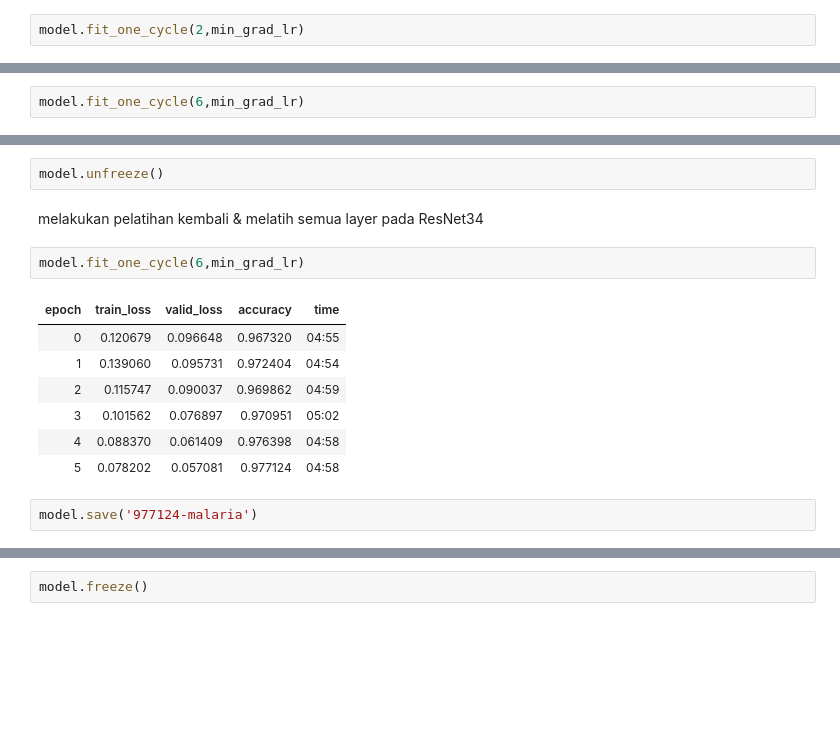
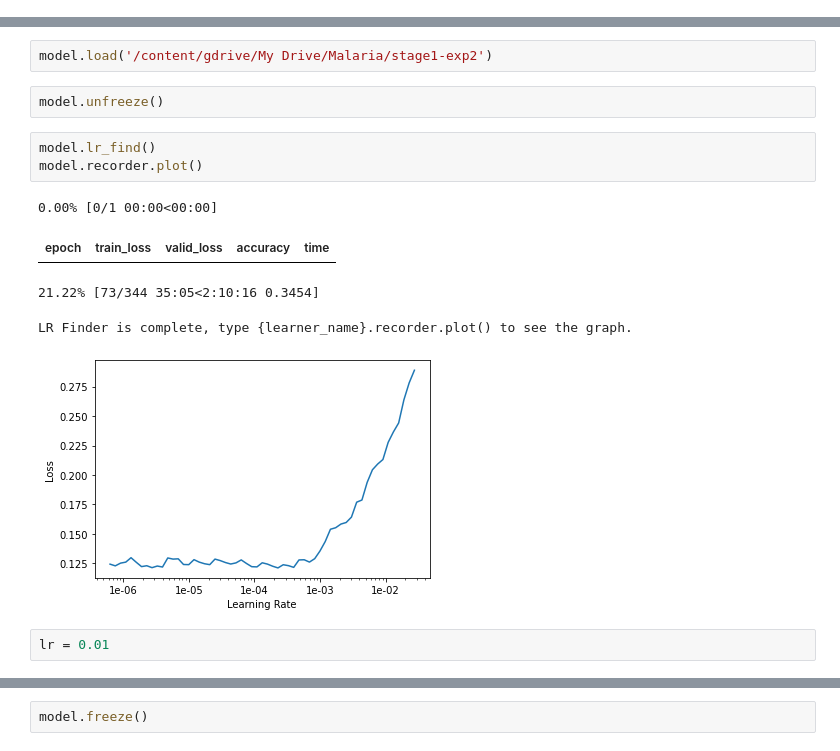
Before and after one commit to stefkim/malaria_blood_cells_image_classification, a Jupyter notebook: KP_Malaria_Implementasi_RestNet34.ipynb, the cells around one changed output, grey strips where cells are left out. Cells and saved outputs as stored; diff of their text form; blank space fills up the shorter version.

```diff
--- a/KP_Malaria_Implementasi_RestNet34.ipynb
+++ b/KP_Malaria_Implementasi_RestNet34.ipynb
@@ -99,2 +169,0 @@ melatih model menggunakan saran learning rate
-# %%
-model.fit_one_cycle(2,min_grad_lr)
@@ -107,2 +169,0 @@ melatih model menggunakan saran learning rate dengan epoch yg lebih besar (penen
-# %%
-model.fit_one_cycle(6,min_grad_lr)
@@ -123,16 +172,15 @@ melakukan unfreeze pada model ResNet34 agar bisa melakukan pelatihan terhadap se
+# %%
+model.load('/content/gdrive/My Drive/Malaria/stage1-exp2')
 # %%
 model.unfreeze()
-# %% [markdown]
-melakukan pelatihan kembali & melatih semua layer pada ResNet34
-# %%
-model.fit_one_cycle(6,min_grad_lr)
-# %% [output]
-| epoch | train_loss | valid_loss | accuracy | time |
-| 0 | 0.120679 | 0.096648 | 0.967320 | 04:55 |
-| 1 | 0.139060 | 0.095731 | 0.972404 | 04:54 |
-| 2 | 0.115747 | 0.090037 | 0.969862 | 04:59 |
-| 3 | 0.101562 | 0.076897 | 0.970951 | 05:02 |
-| 4 | 0.088370 | 0.061409 | 0.976398 | 04:58 |
-| 5 | 0.078202 | 0.057081 | 0.977124 | 04:58 |
-# %%
-model.save('977124-malaria')
+# %%
+model.lr_find()
+model.recorder.plot()
+# %% [output]
+0.00% [0/1 00:00<00:00]
+| epoch | train_loss | valid_loss | accuracy | time |
+21.22% [73/344 35:05<2:10:16 0.3454]
+LR Finder is complete, type {learner_name}.recorder.plot() to see the graph.
+[figure, added]
+# %%
+lr = 0.01
```
Also changed, not shown: parts of 50 cells of this notebook, 15 other files.
